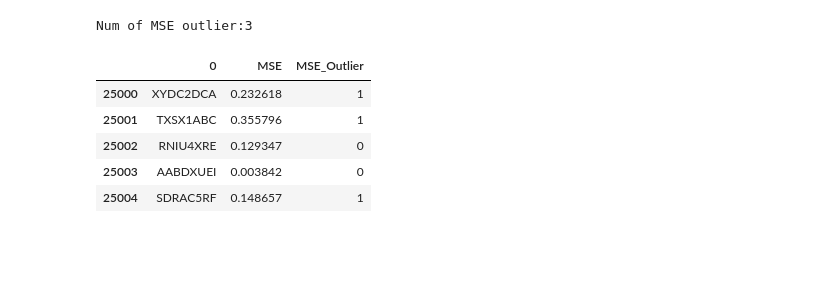
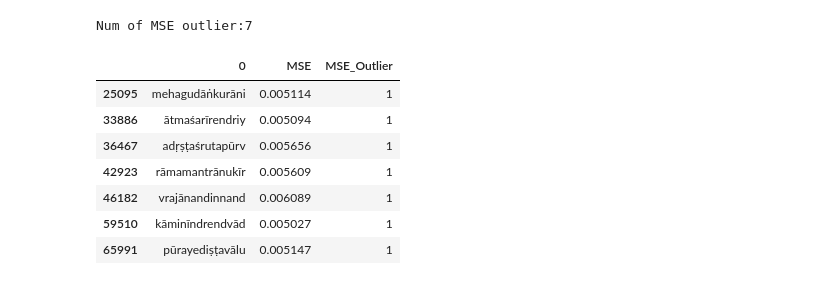
Before and after one commit to ganarajpr/sanskrit-autoencoder, a Jupyter notebook: Extract-Sanskrit.ipynb, the cells around one changed output. Saved outputs shown, nothing was run; the diff lists cells and outputs as text; code cells hidden in the pictures; blank space fills up the shorter version.

```diff
--- a/Extract-Sanskrit.ipynb
+++ b/Extract-Sanskrit.ipynb
@@ -81,0 +69,4 @@ int_to_char = dict((i, c) for i, c in enumerate(char_index))
+# %%
+char_to_int = dict((c, i) for i, c in enumerate(letters))
+int_to_char = dict((i, c) for i, c in enumerate(letters))
+len(letters)
@@ -117,0 +94,8 @@ DBDD0LWO
+# %%
+wlist.extend(['selvan', 'azhaghan', 'nanu', 'neenu', 'vandidchi' ])
+seqs_ds = pd.DataFrame(wlist)
+encoded_seqs = encode_sequence_list(wlist)
+# mix everything up
+#np.random.shuffle(encoded_seqs)
+print(wlist[10])
+print(encoded_seqs[10])
@@ -149,11 +141,12 @@ decoder = Dense(input_dim, activation='tanh')(decoder)
 
 autoencoder = Model(inputs=input_layer, outputs=decoder)
 # %%
+filename='sm_20_lettersdim.h5'
 autoencoder.compile(optimizer='adam',
                     loss='mean_squared_error',
                     metrics=['accuracy'])
 
-checkpointer = ModelCheckpoint(filepath="model_seqs2.h5",
+checkpointer = ModelCheckpoint(filepath=filename,
                                verbose=0,
                                save_best_only=True)
 
@@ -227,4 +212,4 @@ plt.legend(['train', 'test'], loc='upper right');
 # %%
-autoencoder = load_model('model_seqs2.h5')
+autoencoder = load_model(filename)
 print(f'Min Loss:{np.min(history["loss"])}')
 # %% [output]
@@ -276,12 +261,14 @@ seqs_ds.loc[seqs_ds['MSE'] > mse_threshold, 'MSE_Outlier'] = 1
 # %%
 print(f"Num of MSE outlier:{seqs_ds['MSE_Outlier'].sum()}")
 
-seqs_ds.iloc[25000:]
+seqs_ds.loc[seqs_ds['MSE_Outlier'] == 1]
 # %% [output]
-Num of MSE outlier:3
+Num of MSE outlier:7
 |  | 0 | MSE | MSE_Outlier |
-| 25000 | XYDC2DCA | 0.232618 | 1 |
-| 25001 | TXSX1ABC | 0.355796 | 1 |
-| 25002 | RNIU4XRE | 0.129347 | 0 |
-| 25003 | AABDXUEI | 0.003842 | 0 |
-| 25004 | SDRAC5RF | 0.148657 | 1 |
+| 25095 | mehagudāṅkurāni | 0.005114 | 1 |
+| 33886 | ātmaśarīrendriy | 0.005094 | 1 |
+| 36467 | adṛṣṭaśrutapūrv | 0.005656 | 1 |
+| 42923 | rāmamantrānukīr | 0.005609 | 1 |
+| 46182 | vrajānandinnand | 0.006089 | 1 |
+| 59510 | kāminīndrendvād | 0.005027 | 1 |
+| 65991 | pūrayediṣṭavālu | 0.005147 | 1 |
```
Also changed, not shown: parts of 21 cells of this notebook, 1 other file.
